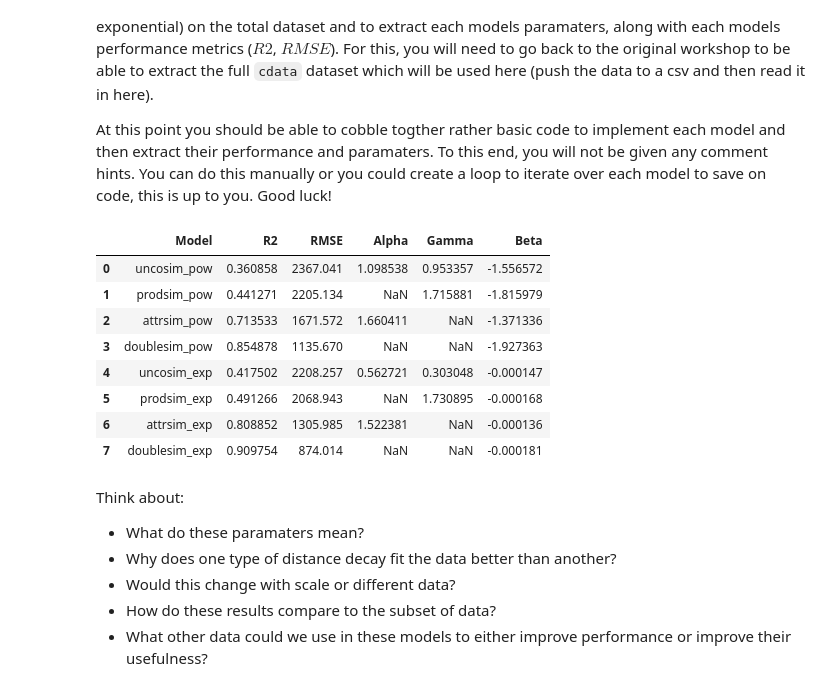
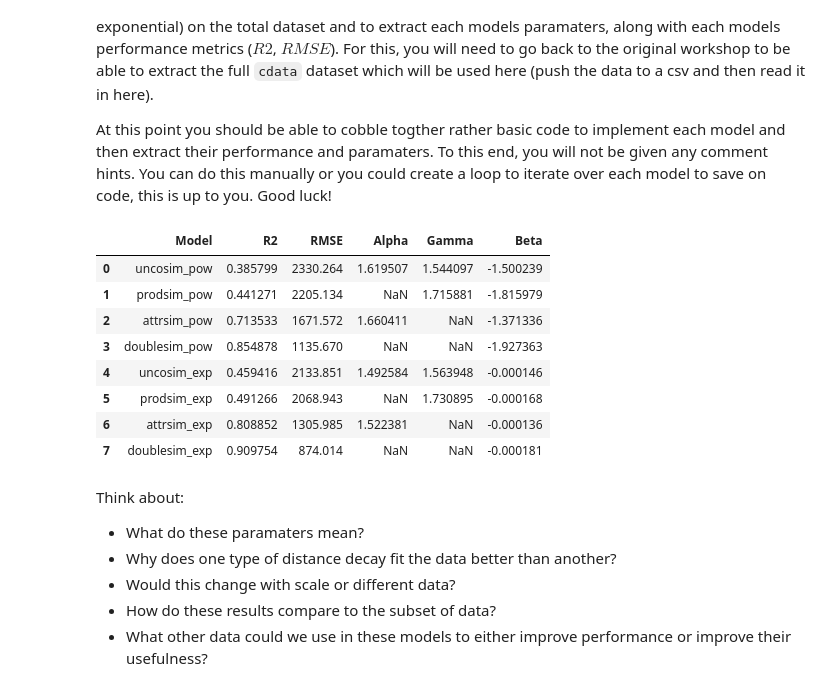
Before and after one commit to PhilipDW183/SIM_urbansim, a Jupyter notebook: Urban_sim_prac3.ipynb, the cells around one changed output. Cells and saved outputs as stored; diff of their text form; code cells hidden in the pictures.

```diff
--- a/Urban_sim_prac3.ipynb
+++ b/Urban_sim_prac3.ipynb
@@ -527,14 +570,14 @@ cdata = pd.read_csv("Data/cdata1.csv")
 cdata = cdata[cdata["OrigCode"] != cdata["DestCode"]]
 # %%
 #set out all the fomrulas
-formula1 = "Total ~ np.log(Oi1_origpop) + np.log(Dj2_destsal) + np.log(Dist) -1"
+formula1 = "Total ~ np.log(Oi1_origpop) + np.log(Dj2_destsal) + np.log(Dist)"
 formula2 = "Total ~ OrigCodeNew + np.log(Dj2_destsal) + np.log(Dist) -1"
 formula3 = "Total ~ np.log(Oi1_origpop) + DestCodeNew + np.log(Dist) -1"
 formula4 = "Total ~ OrigCodeNew + DestCodeNew + np.log(Dist) -1"
-formula5 = "Total ~ np.log(Oi1_origpop) + np.log(Dj2_destsal) + Dist -1"
+formula5 = "Total ~ np.log(Oi1_origpop) + np.log(Dj2_destsal) + Dist"
 formula6 = "Total ~ OrigCodeNew + np.log(Dj2_destsal) + Dist -1"
 formula7 = "Total ~ np.log(Oi1_origpop) + DestCodeNew + Dist -1"
-formula8 = "Total ~ OrigCodeNew + DestCodeNew + Dist -1"
+formula8 = "Total ~ OrigCodeNew + DestCodeNew + Dist - 1"
 
 #create a list of all the formulas
 formulas = [formula1, formula2, formula3, formula4,
@@ -584,38 +627,38 @@ for i, formula in enumerate(formulas):
 
         #otherwise it will be in the second paramater
         else:
             results["Alpha"].append(sim.params[-2])
 
     #if not then just append nan
     else:
         results["Alpha"].append(np.nan)
 
     #if the gamma paramater is True
     #then it will always be the second paramater
     if model_params[i][1] == True:
         results["Gamma"].append(sim.params[-2])
     #otherwise add nan
     else:
         results["Gamma"].append(np.nan)
 
     #add the beta to teh results (always will be there)
     results["Beta"].append(sim.params[-1])
 
     #add the metrics to the results dictionary
     results["R2"].append(CalcRSqaured(cdata["Total"],cdata[models[i]]))
     results["RMSE"].append(CalcRMSE(cdata["Total"],cdata[models[i]]))
 
 #create a dataframe from the results
 results = pd.DataFrame(results)
 #print the results
 results
 # %% [output]
 |  | Model | R2 | RMSE | Alpha | Gamma | Beta |
-| 0 | uncosim_pow | 0.360858 | 2367.041 | 1.098538 | 0.953357 | -1.556572 |
+| 0 | uncosim_pow | 0.385799 | 2330.264 | 1.619507 | 1.544097 | -1.500239 |
 | 1 | prodsim_pow | 0.441271 | 2205.134 | NaN | 1.715881 | -1.815979 |
 | 2 | attrsim_pow | 0.713533 | 1671.572 | 1.660411 | NaN | -1.371336 |
 | 3 | doublesim_pow | 0.854878 | 1135.670 | NaN | NaN | -1.927363 |
-| 4 | uncosim_exp | 0.417502 | 2208.257 | 0.562721 | 0.303048 | -0.000147 |
+| 4 | uncosim_exp | 0.459416 | 2133.851 | 1.492584 | 1.563948 | -0.000146 |
 | 5 | prodsim_exp | 0.491266 | 2068.943 | NaN | 1.730895 | -0.000168 |
 | 6 | attrsim_exp | 0.808852 | 1305.985 | 1.522381 | NaN | -0.000136 |
 | 7 | doublesim_exp | 0.909754 | 874.014 | NaN | NaN | -0.000181 |
```
Also changed, not shown: parts of 7 cells of this notebook.
